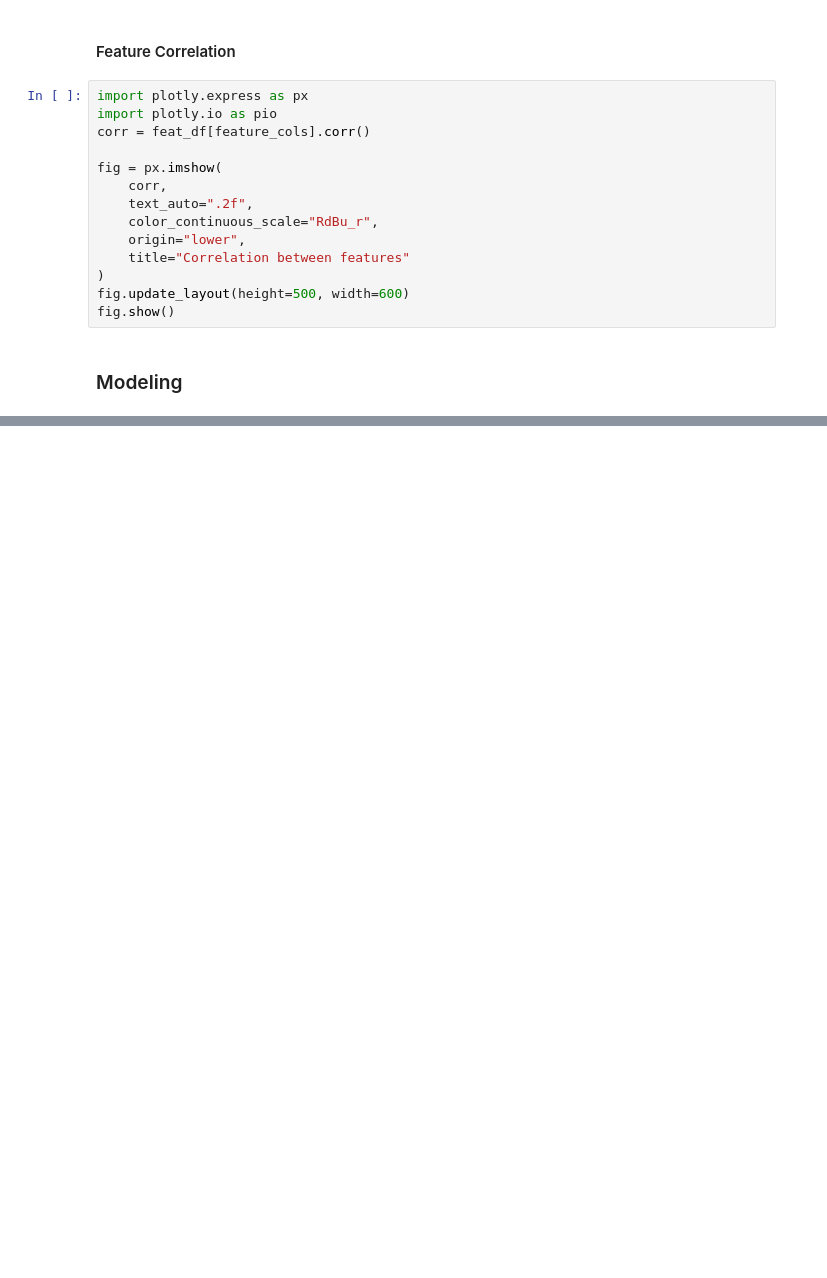
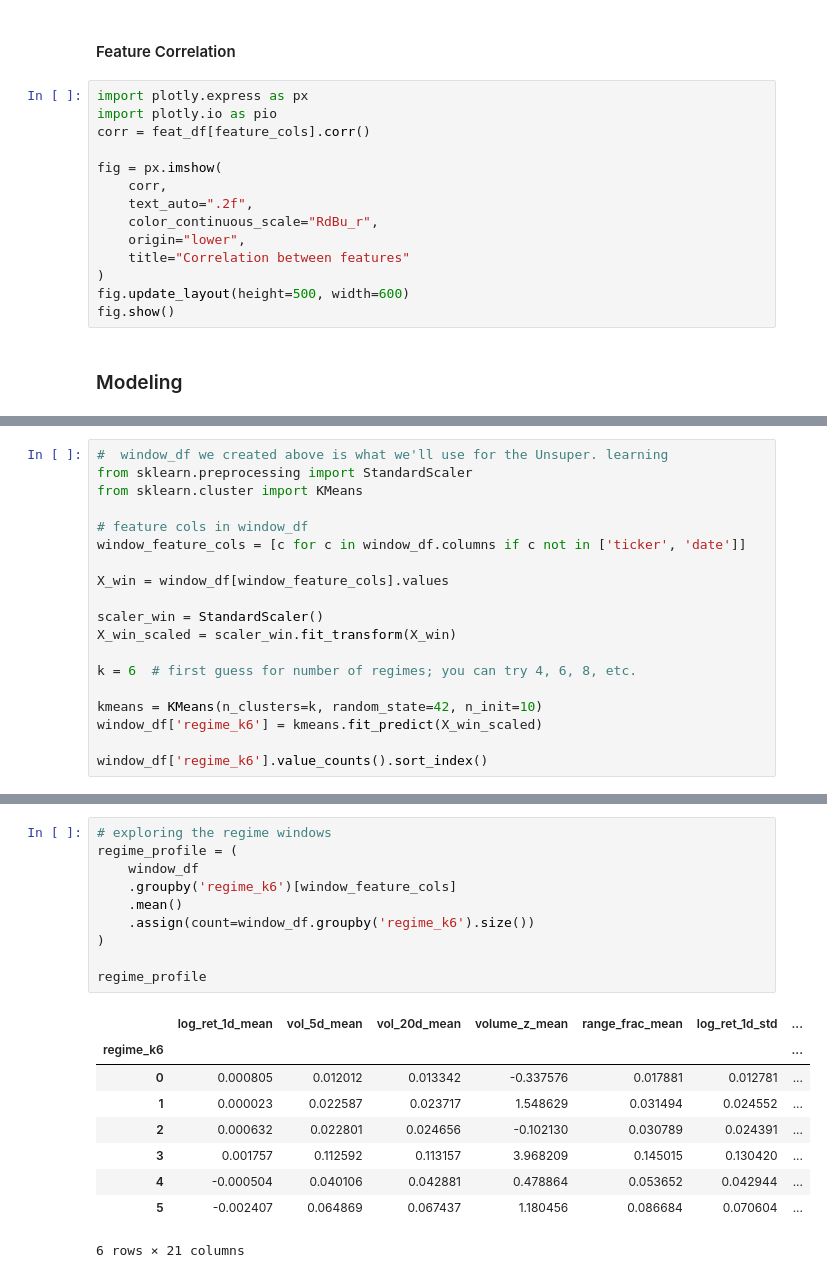
Before and after one commit to gcm107/Team-A, a Jupyter notebook: data-exploration.ipynb, the cells around one changed output, grey strips where cells are left out. Drawn from its saved outputs; the diff is of its cells as text; blank space fills up the shorter version.

```diff
--- a/data-exploration.ipynb
+++ b/data-exploration.ipynb
@@ -354,0 +412,19 @@ fig.show()
+# %%
+#  window_df we created above is what we'll use for the Unsuper. learning
+from sklearn.preprocessing import StandardScaler
+from sklearn.cluster import KMeans
+
+# feature cols in window_df
+window_feature_cols = [c for c in window_df.columns if c not in ['ticker', 'date']]
+
+X_win = window_df[window_feature_cols].values
+
+scaler_win = StandardScaler()
+X_win_scaled = scaler_win.fit_transform(X_win)
+
+k = 6  # first guess for number of regimes; you can try 4, 6, 8, etc.
+
+kmeans = KMeans(n_clusters=k, random_state=42, n_init=10)
+window_df['regime_k6'] = kmeans.fit_predict(X_win_scaled)
+
+window_df['regime_k6'].value_counts().sort_index()
@@ -354,0 +440,20 @@ fig.show()
+# %%
+# exploring the regime windows
+regime_profile = (
+    window_df
+    .groupby('regime_k6')[window_feature_cols]
+    .mean()
+    .assign(count=window_df.groupby('regime_k6').size())
+)
+
+regime_profile
+# %% [output]
+|  | log_ret_1d_mean | vol_5d_mean | vol_20d_mean | volume_z_mean | range_frac_mean | log_ret_1d_std | ... |
+| regime_k6 |  |  |  |  |  |  | ... |
+| 0 | 0.000805 | 0.012012 | 0.013342 | -0.337576 | 0.017881 | 0.012781 | ... |
+| 1 | 0.000023 | 0.022587 | 0.023717 | 1.548629 | 0.031494 | 0.024552 | ... |
+| 2 | 0.000632 | 0.022801 | 0.024656 | -0.102130 | 0.030789 | 0.024391 | ... |
+| 3 | 0.001757 | 0.112592 | 0.113157 | 3.968209 | 0.145015 | 0.130420 | ... |
+| 4 | -0.000504 | 0.040106 | 0.042881 | 0.478864 | 0.053652 | 0.042944 | ... |
+| 5 | -0.002407 | 0.064869 | 0.067437 | 1.180456 | 0.086684 | 0.070604 | ... |
+6 rows × 21 columns
```
Also changed, not shown: parts of 16 cells of this notebook.
